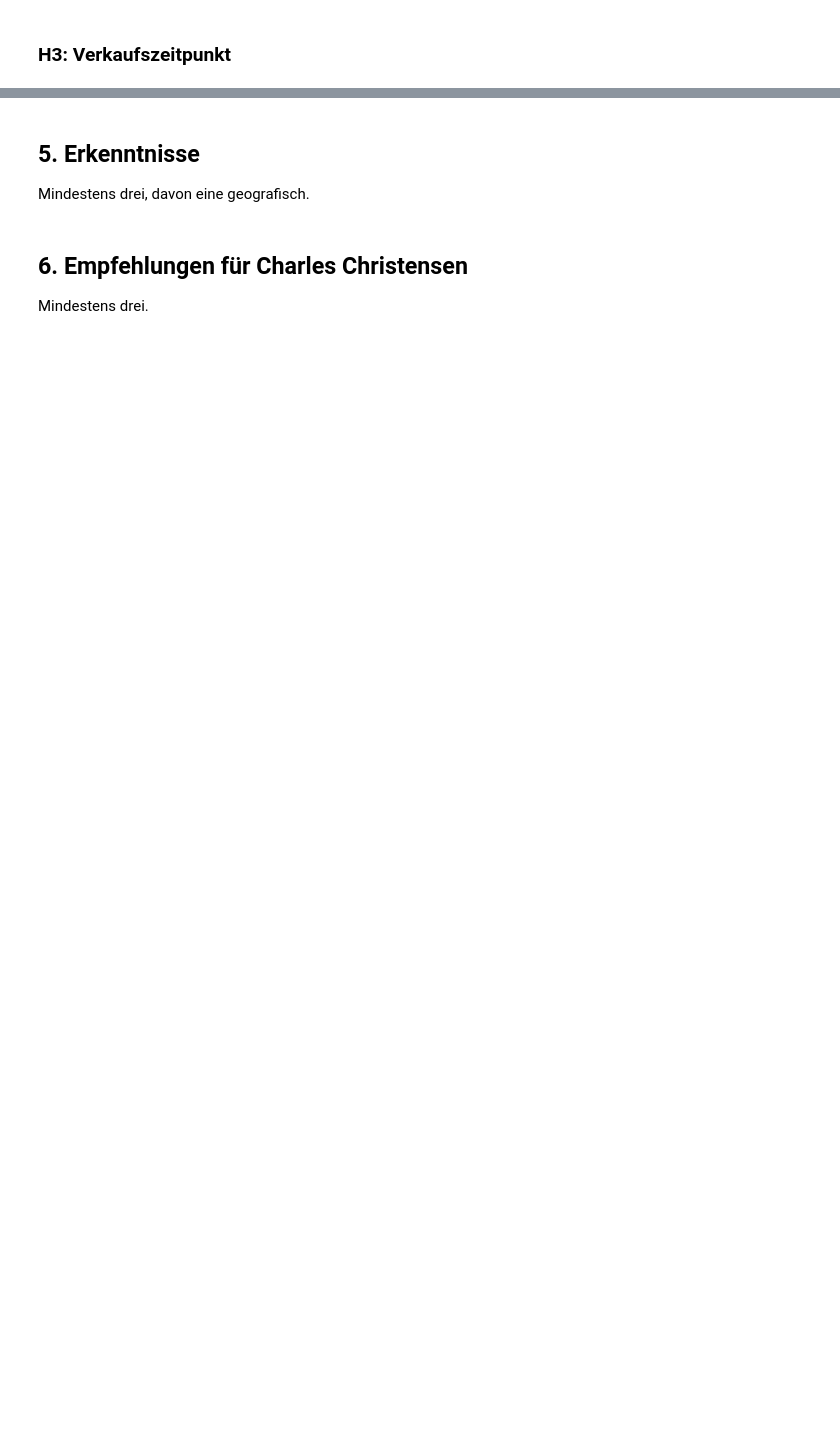
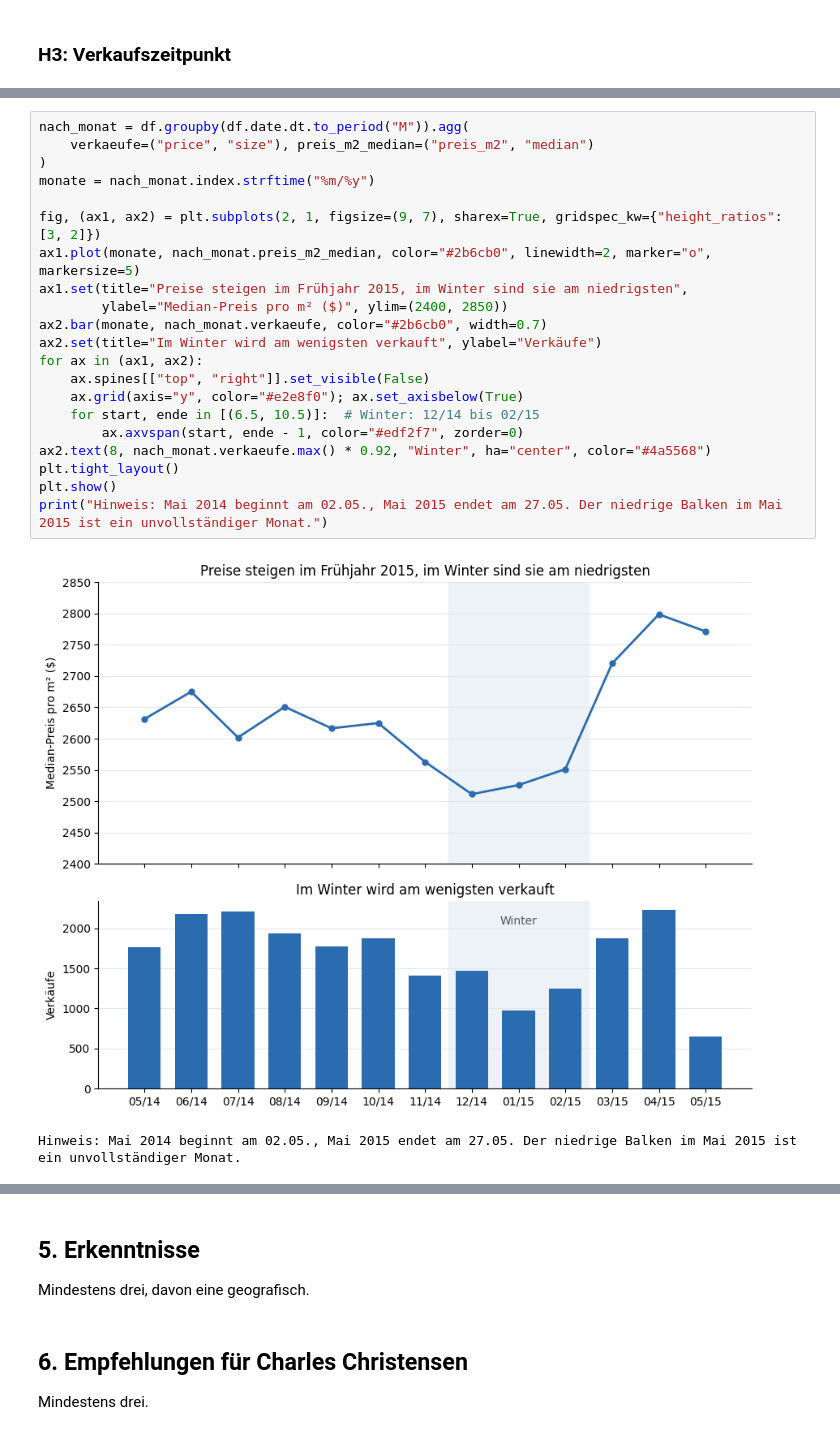
Before and after one commit to karstenuhlighh/king-county-eda, a Jupyter notebook: 04_eda.ipynb, the cells around one changed output, grey strips where cells are left out. Saved outputs shown, nothing was run; the diff lists cells and outputs as text; blank space fills up the shorter version.

```diff
--- a/04_eda.ipynb
+++ b/04_eda.ipynb
@@ -224,0 +467,24 @@ Zeilen vorher: 21597, nachher: 21596, entfernt: 1
+# %%
+nach_monat = df.groupby(df.date.dt.to_period("M")).agg(
+    verkaeufe=("price", "size"), preis_m2_median=("preis_m2", "median")
+)
+monate = nach_monat.index.strftime("%m/%y")
+
+fig, (ax1, ax2) = plt.subplots(2, 1, figsize=(9, 7), sharex=True, gridspec_kw={"height_ratios": [3, 2]})
+ax1.plot(monate, nach_monat.preis_m2_median, color="#2b6cb0", linewidth=2, marker="o", markersize=5)
+ax1.set(title="Preise steigen im Frühjahr 2015, im Winter sind sie am niedrigsten",
+        ylabel="Median-Preis pro m² ($)", ylim=(2400, 2850))
+ax2.bar(monate, nach_monat.verkaeufe, color="#2b6cb0", width=0.7)
+ax2.set(title="Im Winter wird am wenigsten verkauft", ylabel="Verkäufe")
+for ax in (ax1, ax2):
+    ax.spines[["top", "right"]].set_visible(False)
+    ax.grid(axis="y", color="#e2e8f0"); ax.set_axisbelow(True)
+    for start, ende in [(6.5, 10.5)]:  # Winter: 12/14 bis 02/15
+        ax.axvspan(start, ende - 1, color="#edf2f7", zorder=0)
+ax2.text(8, nach_monat.verkaeufe.max() * 0.92, "Winter", ha="center", color="#4a5568")
+plt.tight_layout()
+plt.show()
+print("Hinweis: Mai 2014 beginnt am 02.05., Mai 2015 endet am 27.05. Der niedrige Balken im Mai 2015 ist ein unvollständiger Monat.")
+# %% [output]
+[figure, added]
+Hinweis: Mai 2014 beginnt am 02.05., Mai 2015 endet am 27.05. Der niedrige Balken im Mai 2015 ist ein unvollständiger Monat.
```
Also changed, not shown: parts of 33 cells of this notebook, 2 other files.
